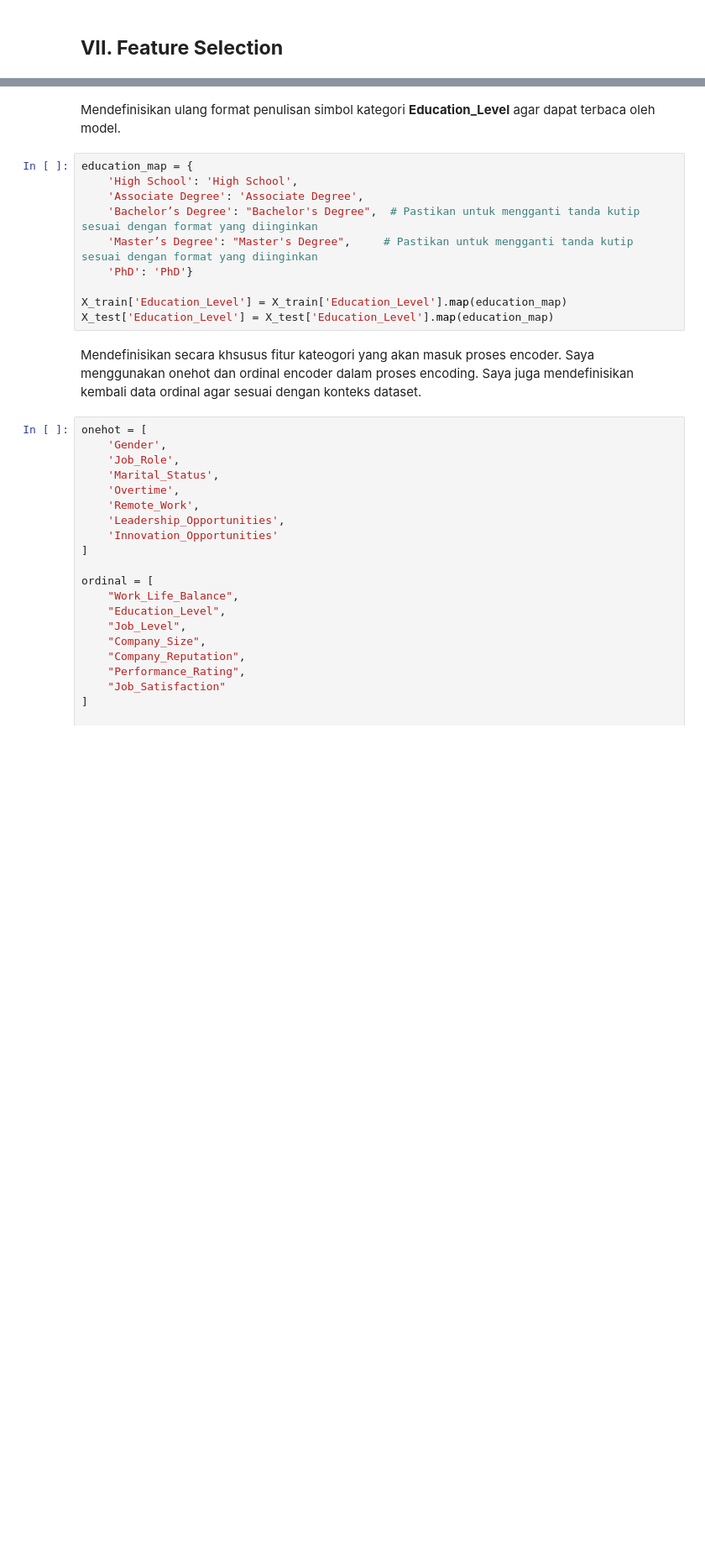
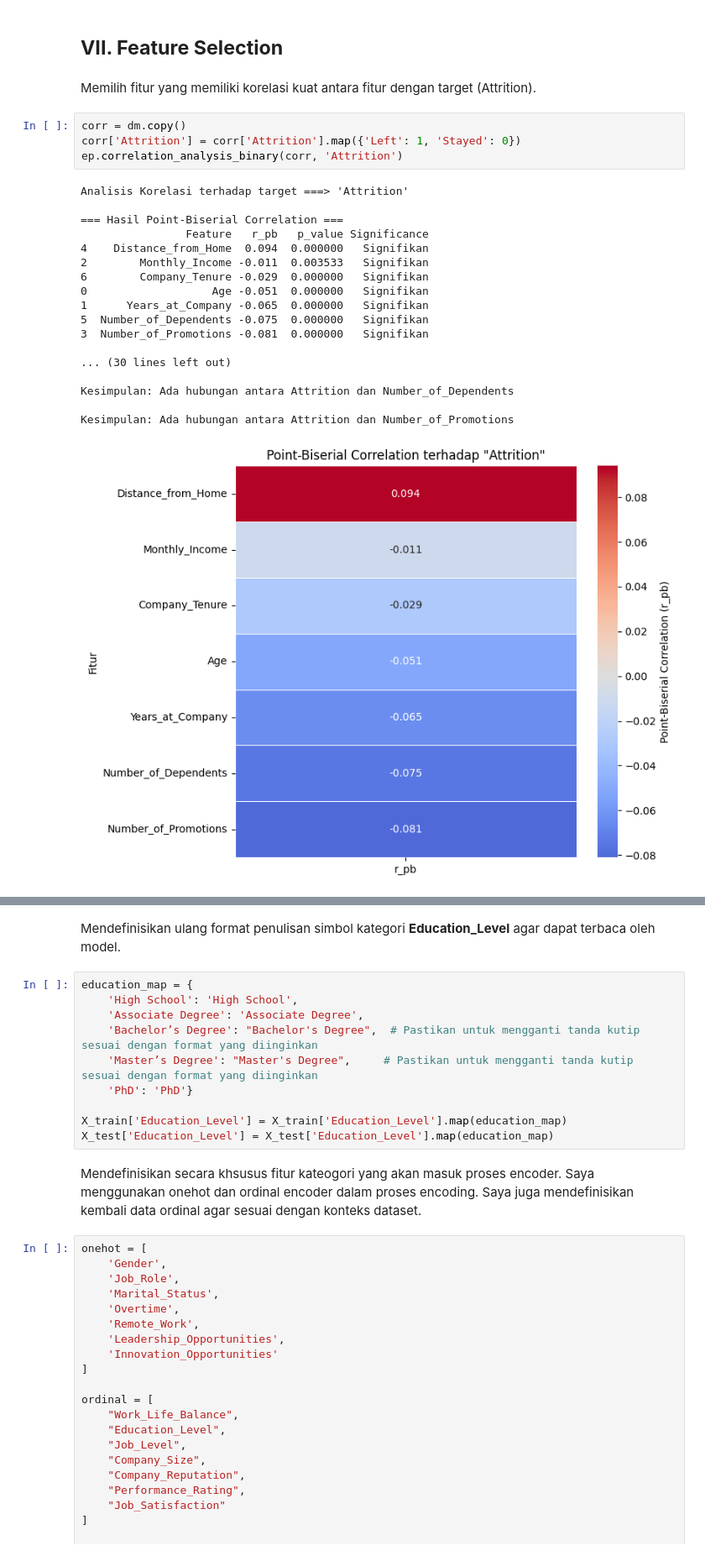
Before and after one commit to rafisiregar/Employee-Churn-Prediction, a Jupyter notebook: P1M2_rafi_siregar.ipynb, the cells around one changed output, grey strips where cells are left out. Shown: that part at 84% size. Drawn from its saved outputs; the diff is of its cells as text; blank space fills up the shorter version.

```diff
--- a/P1M2_rafi_siregar.ipynb
+++ b/P1M2_rafi_siregar.ipynb
@@ -606,2 +606,27 @@ Untuk itu, dikarenakan saya tidak melakukan handling terhadap data outlier, sela
 # %% [markdown]
 ## **VII. Feature Selection**
+# %% [markdown]
+Memilih fitur yang memiliki korelasi kuat antara fitur dengan target (Attrition).
+# %%
+corr = dm.copy()
+corr['Attrition'] = corr['Attrition'].map({'Left': 1, 'Stayed': 0})
+ep.correlation_analysis_binary(corr, 'Attrition')
+# %% [output]
+Analisis Korelasi terhadap target ===> 'Attrition'
+
+=== Hasil Point-Biserial Correlation ===
+                Feature   r_pb   p_value Significance
+4    Distance_from_Home  0.094  0.000000   Signifikan
+2        Monthly_Income -0.011  0.003533   Signifikan
+6        Company_Tenure -0.029  0.000000   Signifikan
+0                   Age -0.051  0.000000   Signifikan
+1      Years_at_Company -0.065  0.000000   Signifikan
+5  Number_of_Dependents -0.075  0.000000   Signifikan
+3  Number_of_Promotions -0.081  0.000000   Signifikan
+
+... (30 lines left out)
+
+Kesimpulan: Ada hubungan antara Attrition dan Number_of_Dependents
+
+Kesimpulan: Ada hubungan antara Attrition dan Number_of_Promotions
+[figure, added]
```
Also changed, not shown: parts of 11 cells of this notebook, 1 other file.
